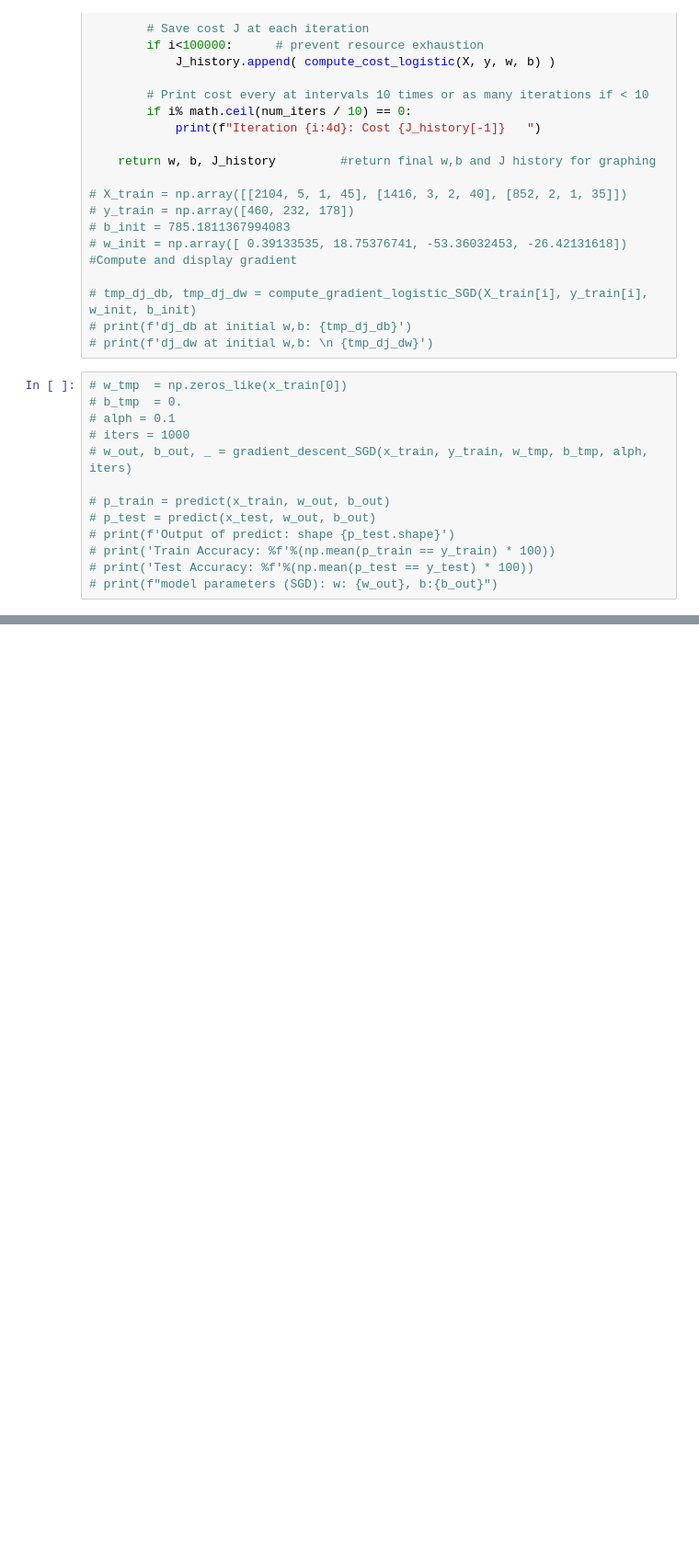
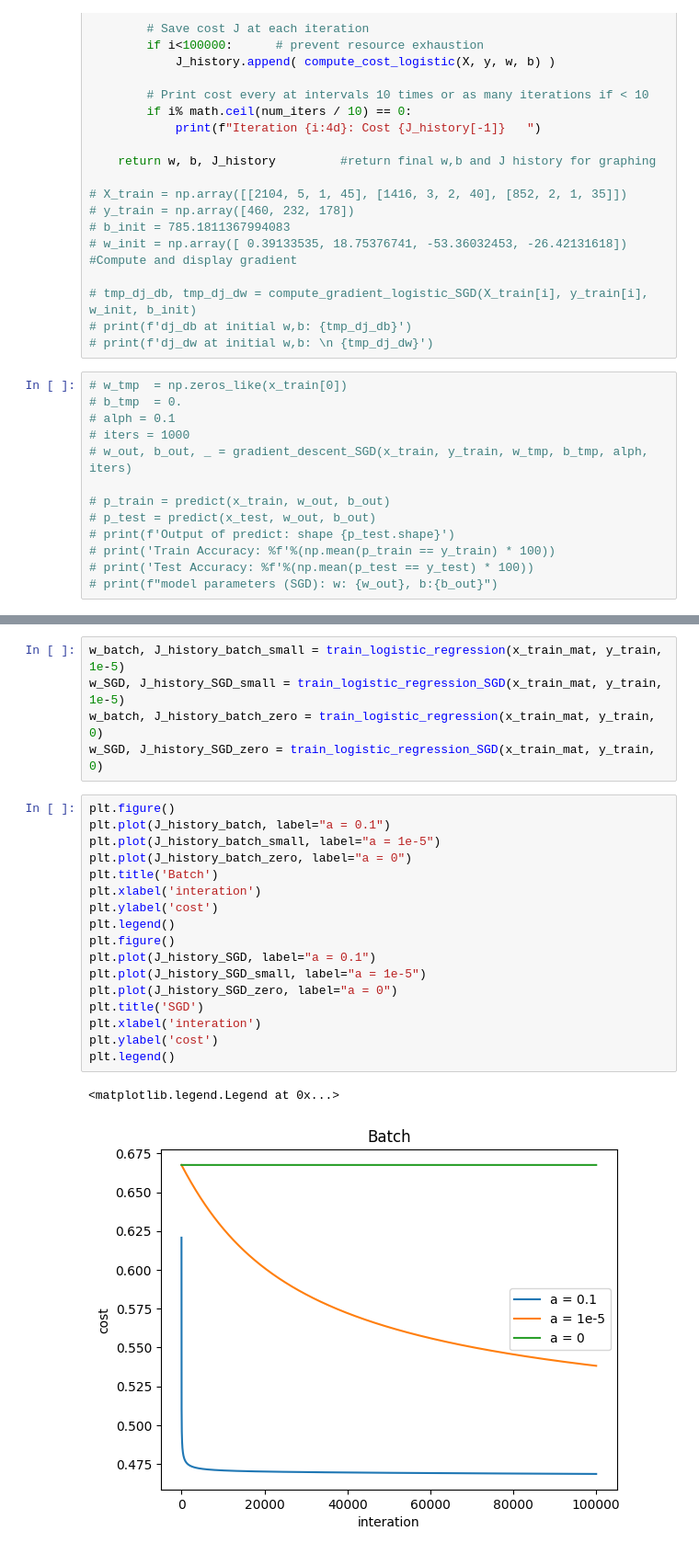
Before and after one commit to fistfulofyen/Applications_of_Machine_Learning, a Jupyter notebook: binary_classification_logistic_regression.ipynb, the cells around one changed output, grey strips where cells are left out. Shown at 92% size. Saved outputs shown, nothing was run; the diff lists cells and outputs as text; blank space fills up the shorter version.

```diff
--- a/binary_classification_logistic_regression.ipynb
+++ b/binary_classification_logistic_regression.ipynb
@@ -457,0 +508,25 @@ F1 score: 0.9625000000000001
+# %%
+w_batch, J_history_batch_small = train_logistic_regression(x_train_mat, y_train, 1e-5)
+w_SGD, J_history_SGD_small = train_logistic_regression_SGD(x_train_mat, y_train, 1e-5)
+w_batch, J_history_batch_zero = train_logistic_regression(x_train_mat, y_train, 0)
+w_SGD, J_history_SGD_zero = train_logistic_regression_SGD(x_train_mat, y_train, 0)
+# %%
+plt.figure()
+plt.plot(J_history_batch, label="a = 0.1")
+plt.plot(J_history_batch_small, label="a = 1e-5")
+plt.plot(J_history_batch_zero, label="a = 0")
+plt.title('Batch')
+plt.xlabel('interation')
+plt.ylabel('cost')
+plt.legend()
+plt.figure()
+plt.plot(J_history_SGD, label="a = 0.1")
+plt.plot(J_history_SGD_small, label="a = 1e-5")
+plt.plot(J_history_SGD_zero, label="a = 0")
+plt.title('SGD')
+plt.xlabel('interation')
+plt.ylabel('cost')
+plt.legend()
+# %% [output]
+<matplotlib.legend.Legend at 0x...>
+[figure, added]
```
Also changed, not shown: parts of 8 cells of this notebook.
